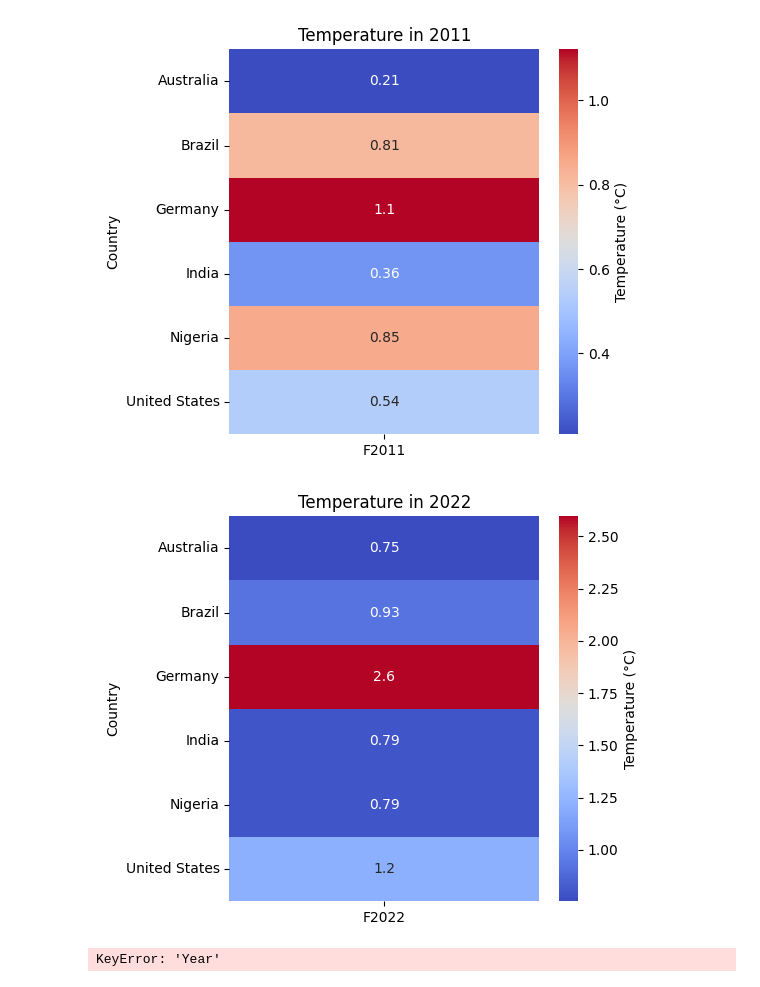
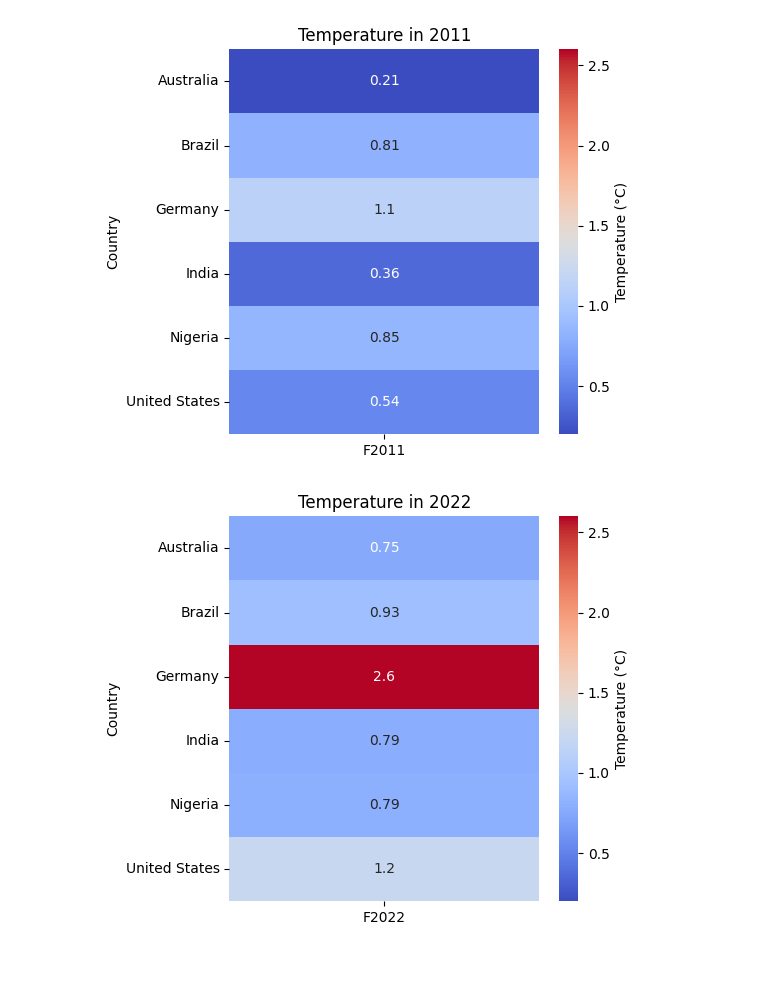
Before and after one commit to emmners/widsdatathon, a Jupyter notebook: datathon.ipynb, the cells around one changed output. Saved outputs shown, nothing was run; the diff lists cells and outputs as text; code cells hidden in the pictures.

```diff
--- a/datathon.ipynb
+++ b/datathon.ipynb
@@ -6,12 +6,13 @@ import matplotlib.pyplot as plt
 import seaborn as sns
 asfw = pd.read_csv('wide_format_annual_surface_temp.csv')
 asfl = pd.read_csv('long_format_annual_surface_temp.csv')
+
 # 2000 US, Brazil, Germany, Nigeria, India, Australia
 asfw2000 = asfw[['Country','F2000']]
 plt.figure(figsize=(5, 5))
 updated = asfw2000[asfw2000['Country'].isin(['United States','Brazil','Germany','India','Nigeria','Australia'])]
 updated.set_index('Country', inplace=True)
-sns.heatmap(updated, annot = True, cmap='coolwarm', cbar_kws={'label': 'Temperature (°C)'})
+sns.heatmap(updated, annot = True, cmap='coolwarm', cbar_kws={'label': 'Temperature (°C)'}, vmin=0.2, vmax=2.6)
 plt.title('Temperature in 2000')
 plt.show()
 #2011 US, Brazil, Germany, Nigeria, India, Australia
@@ -19,7 +20,7 @@ asfw2011 = asfw[['Country','F2011']]
 plt.figure(figsize=(5, 5))
 updated2 = asfw2011[asfw2011['Country'].isin(['United States','Brazil','Germany','India','Nigeria','Australia'])]
 updated2.set_index('Country', inplace=True)
-sns.heatmap(updated2, annot = True, cmap='coolwarm', cbar_kws={'label': 'Temperature (°C)'})
+sns.heatmap(updated2, annot = True, cmap='coolwarm', cbar_kws={'label': 'Temperature (°C)'}, vmin=0.2, vmax=2.6)
 plt.title('Temperature in 2011')
 plt.show()
 # 2022 US, Brazil, Germany, Nigeria, India, Australia
@@ -27,10 +28,45 @@ asfw2022 = asfw[['Country','F2022']]
 plt.figure(figsize=(5, 5))
 updated2 = asfw2022[asfw2022['Country'].isin(['United States','Brazil','Germany','India','Nigeria','Australia'])]
 updated2.set_index('Country', inplace=True)
-sns.heatmap(updated2, annot = True, cmap='coolwarm', cbar_kws={'label': 'Temperature (°C)'})
+sns.heatmap(updated2, annot = True, cmap='coolwarm', cbar_kws={'label': 'Temperature (°C)'}, vmin=0.2, vmax=2.6)
 plt.title('Temperature in 2022')
 plt.show()
-#trendlines
-#asfw_2000_2022 = asfw[['Country','F2000','F2001','F2002','F2003','F2004','F2005','F2001','F2006','F2007','F2008','F2009','F2010','F2011','F2012','F2013','F2014','F2015','F2016','F2017','F2018','F2019','F2020','F2021','F2022']]
-#updated3 = asfw2022[asfw2022['Country'].isin(['United States','Brazil','Germany','India','Nigeria','Australia'])]
+# all 6 countries over 2000-2022
+asfl['Year'] = asfl['Year'].str[1:].astype(int)
+asfl_u = asfl[(asfl['Year'] >= 2000) & (asfl['Year'] <= 2022)]
+updated4 = asfl_u[asfl_u['Country'].isin(['United States','Brazil','Germany','India','Nigeria','Australia'])]
+plt.figure(figsize=(10, 5))
+for c in updated4['Country'].unique():
+    country_data = updated4[updated4['Country'] == c]
+    plt.scatter(country_data['Year'],country_data['Temperature'],label=c,s=10)
+    plt.plot(country_data['Year'],country_data['Temperature'],label=f'{c}')
+plt.title('Temperature in 2000-2022')
+plt.xlabel('Year')
+plt.ylabel('Temperature (°C)')
+plt.legend(bbox_to_anchor=(1, 1), loc='upper left')
+plt.show()
+# Australia, Brazil, Germany
+updated5= asfl_u[asfl_u['Country'].isin(['Brazil','Germany','Australia'])]
+plt.figure(figsize=(10, 5))
+for c in updated5['Country'].unique():
+    country_data = updated5[updated5['Country'] == c]
+    plt.scatter(country_data['Year'],country_data['Temperature'],label=c,s=10)
+    plt.plot(country_data['Year'],country_data['Temperature'],label=f'{c}')
+plt.title('Temperature in 2000-2022')
+plt.xlabel('Year')
+plt.ylabel('Temperature (°C)')
+plt.legend(bbox_to_anchor=(1, 1), loc='upper left')
+plt.show()
+# India, Nigeria, US
+updated6 = asfl_u[asfl_u['Country'].isin(['United States','India','Nigeria'])]
+plt.figure(figsize=(10, 5))
+for c in updated6['Country'].unique():
+    country_data = updated6[updated6['Country'] == c]
+    plt.scatter(country_data['Year'],country_data['Temperature'],label=c,s=10)
+    plt.plot(country_data['Year'],country_data['Temperature'],label=f'{c}')
+plt.title('Temperature in 2000-2022')
+plt.xlabel('Year')
+plt.ylabel('Temperature (°C)')
+plt.legend(bbox_to_anchor=(1, 1), loc='upper left')
+plt.show()
 # %% [output]
@@ -38,3 +74,2 @@ plt.show()
-[figure, old version]
+[figure, new version]
-[figure, old version]
+[figure, new version]
-KeyError: 'Year'
```
Also changed, not shown: parts of 1 cell of this notebook.
